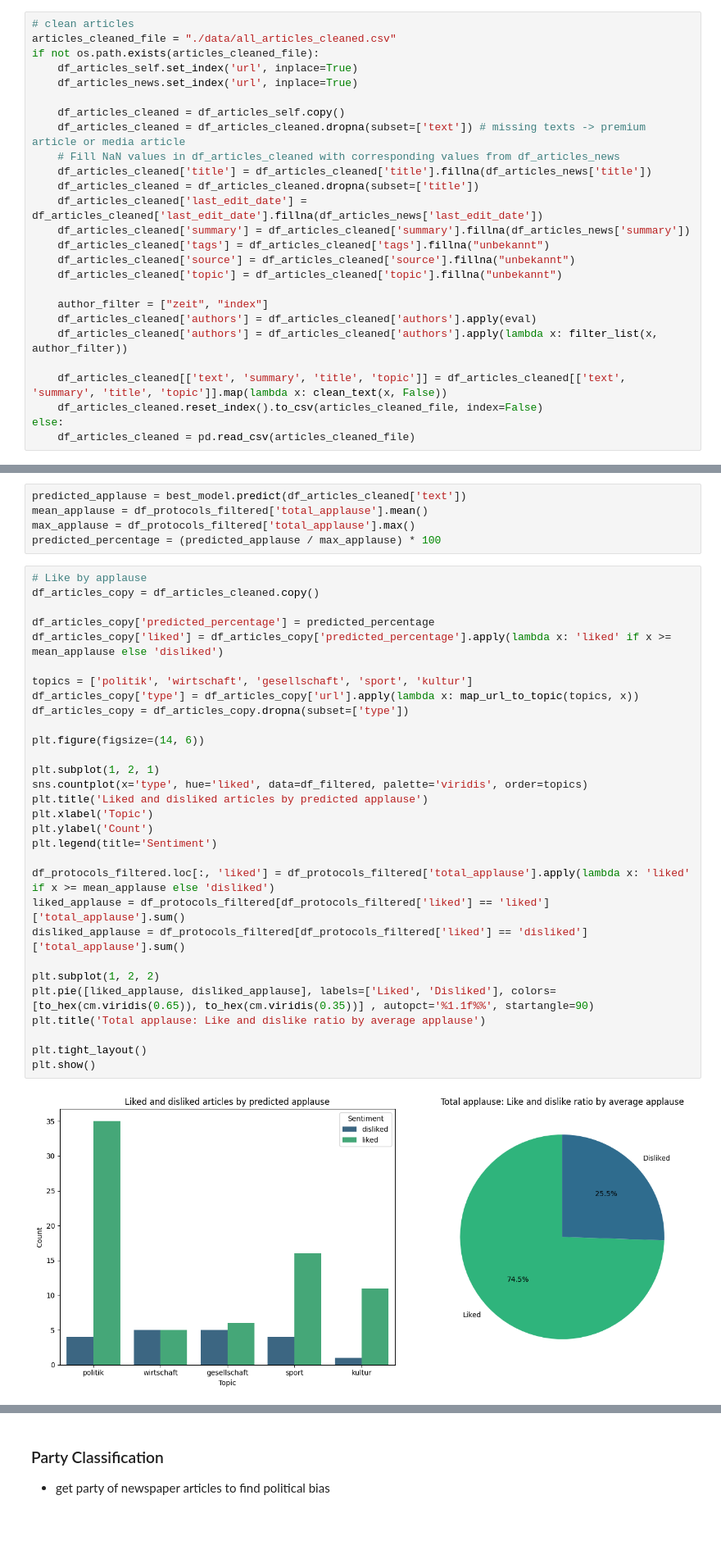
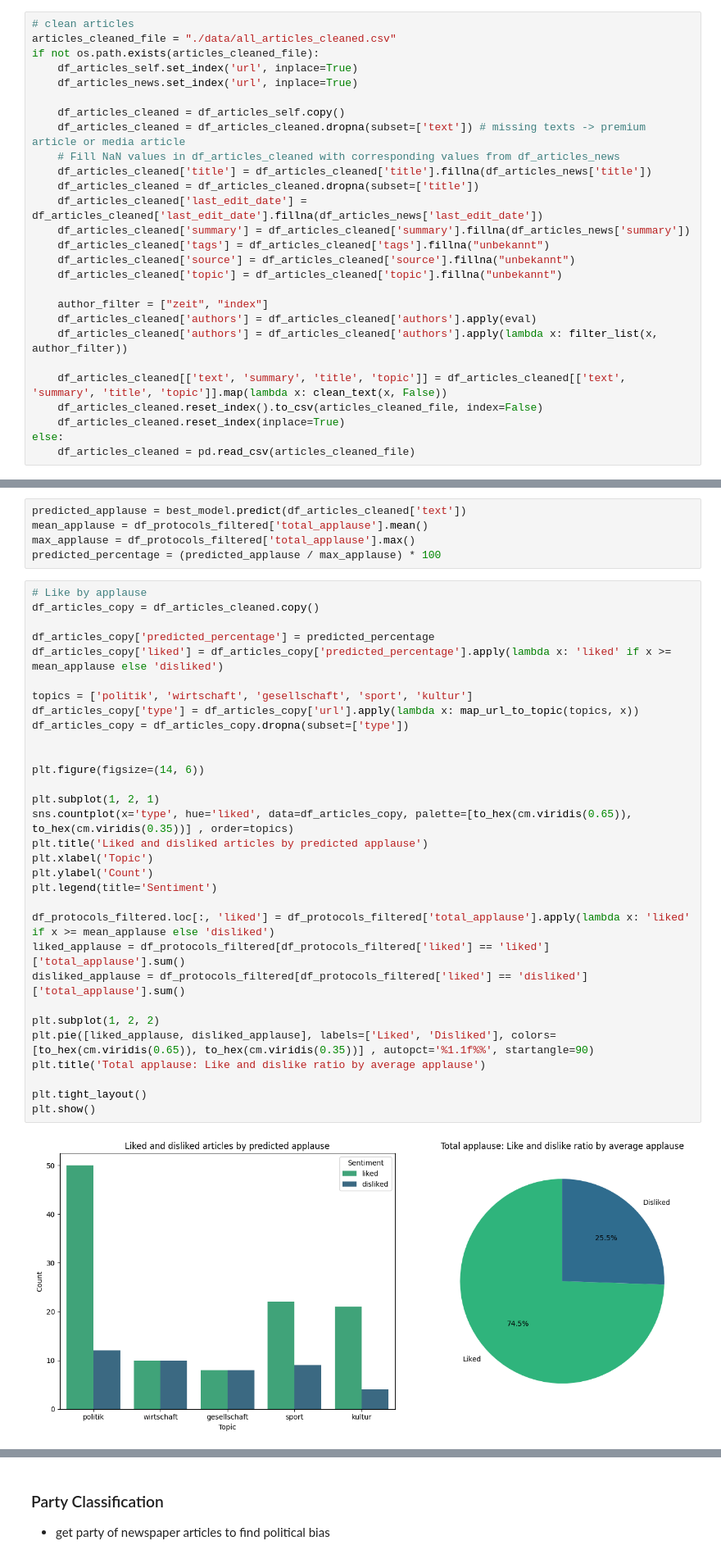
Before and after one commit to EricCpy/Newspaper-Aggregator, a Jupyter notebook: news_aggregator.ipynb, the cells around one changed output, grey strips where cells are left out. Shown at 82% size. Saved outputs shown, nothing was run; the diff lists cells and outputs as text; blank space fills up the shorter version.

```diff
--- a/news_aggregator.ipynb
+++ b/news_aggregator.ipynb
@@ -192,6 +201,7 @@ if not os.path.exists(articles_cleaned_file):
 
     df_articles_cleaned[['text', 'summary', 'title', 'topic']] = df_articles_cleaned[['text', 'summary', 'title', 'topic']].map(lambda x: clean_text(x, False))
     df_articles_cleaned.reset_index().to_csv(articles_cleaned_file, index=False)
+    df_articles_cleaned.reset_index(inplace=True)
 else:
     df_articles_cleaned = pd.read_csv(articles_cleaned_file)
 # %%
@@ -506,35 +536,36 @@ predicted_percentage = (predicted_applause / max_applause) * 100
 # %%
 # Like by applause
 df_articles_copy = df_articles_cleaned.copy()
 
 df_articles_copy['predicted_percentage'] = predicted_percentage
 df_articles_copy['liked'] = df_articles_copy['predicted_percentage'].apply(lambda x: 'liked' if x >= mean_applause else 'disliked')
 
 topics = ['politik', 'wirtschaft', 'gesellschaft', 'sport', 'kultur']
 df_articles_copy['type'] = df_articles_copy['url'].apply(lambda x: map_url_to_topic(topics, x))
 df_articles_copy = df_articles_copy.dropna(subset=['type'])
 
+
 plt.figure(figsize=(14, 6))
 
 plt.subplot(1, 2, 1)
-sns.countplot(x='type', hue='liked', data=df_filtered, palette='viridis', order=topics)
+sns.countplot(x='type', hue='liked', data=df_articles_copy, palette=[to_hex(cm.viridis(0.65)), to_hex(cm.viridis(0.35))] , order=topics)
 plt.title('Liked and disliked articles by predicted applause')
 plt.xlabel('Topic')
 plt.ylabel('Count')
 plt.legend(title='Sentiment')
 
 df_protocols_filtered.loc[:, 'liked'] = df_protocols_filtered['total_applause'].apply(lambda x: 'liked' if x >= mean_applause else 'disliked')
 liked_applause = df_protocols_filtered[df_protocols_filtered['liked'] == 'liked']['total_applause'].sum()
 disliked_applause = df_protocols_filtered[df_protocols_filtered['liked'] == 'disliked']['total_applause'].sum()
 
 plt.subplot(1, 2, 2)
 plt.pie([liked_applause, disliked_applause], labels=['Liked', 'Disliked'], colors=[to_hex(cm.viridis(0.65)), to_hex(cm.viridis(0.35))] , autopct='%1.1f%%', startangle=90)
 plt.title('Total applause: Like and dislike ratio by average applause')
 
 plt.tight_layout()
 plt.show()
 # %% [output]
-[figure, old version]
+[figure, new version]
 # %%
 df_articles_copy[(df_articles_copy['liked'] == 'liked') & (df_articles_copy['type'] == 'wirtschaft')].head(1)['url'].values
 # %% [output]
```
Also changed, not shown: parts of 29 cells of this notebook, 2 other files.
